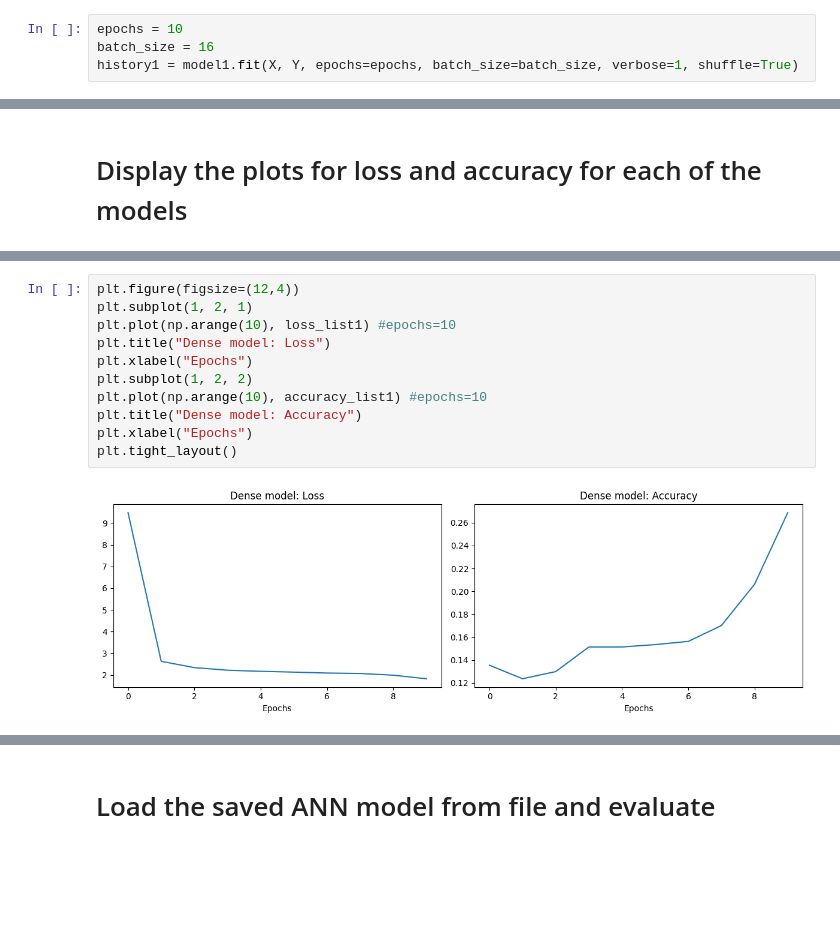
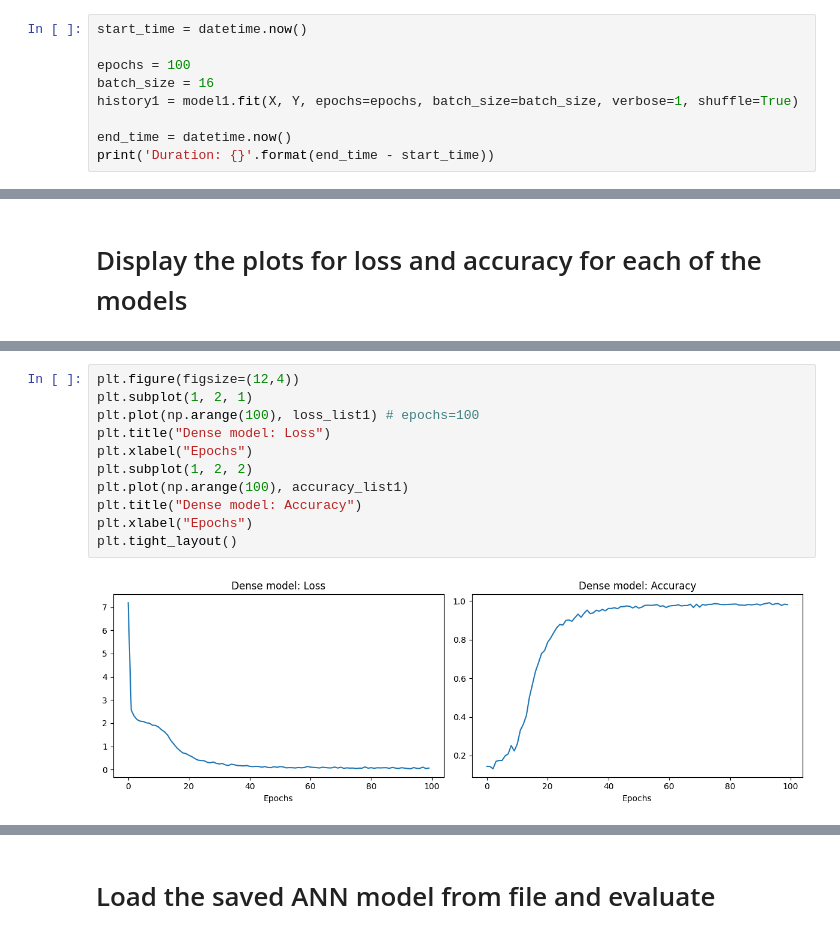
Before and after one commit to gauravmodak2001/Guitar_Chord_Pred, a Jupyter notebook: Guitar_Chord_Prediction.ipynb, the cells around one changed output, grey strips where cells are left out. Cells and saved outputs as stored; diff of their text form; blank space fills up the shorter version.

```diff
--- a/Guitar_Chord_Prediction.ipynb
+++ b/Guitar_Chord_Prediction.ipynb
@@ -240,7 +282,12 @@ print(f"Shape of Y: {Y.shape}")
 Shape of X: (1440, 80)
 Shape of Y: (1440, 8)
 # %%
-epochs = 10
+start_time = datetime.now()
+
+epochs = 100
 batch_size = 16
 history1 = model1.fit(X, Y, epochs=epochs, batch_size=batch_size, verbose=1, shuffle=True)
+
+end_time = datetime.now()
+print('Duration: {}'.format(end_time - start_time))
 # %% [output]
@@ -341,16 +435,16 @@ Maximum Accuracy = 26.88%
 # %%
 plt.figure(figsize=(12,4))
 plt.subplot(1, 2, 1)
-plt.plot(np.arange(10), loss_list1) #epochs=10
+plt.plot(np.arange(100), loss_list1) # epochs=100
 plt.title("Dense model: Loss")
 plt.xlabel("Epochs")
 plt.subplot(1, 2, 2)
-plt.plot(np.arange(10), accuracy_list1) #epochs=10
+plt.plot(np.arange(100), accuracy_list1)
 plt.title("Dense model: Accuracy")
 plt.xlabel("Epochs")
 plt.tight_layout()
 # %% [output]
-[figure, old version]
+[figure, new version]
 # %%
 history_dict2 = history2.history
 loss_list2 = history_dict2['loss']
```
Also changed, not shown: parts of 39 cells of this notebook, 7 other files.
